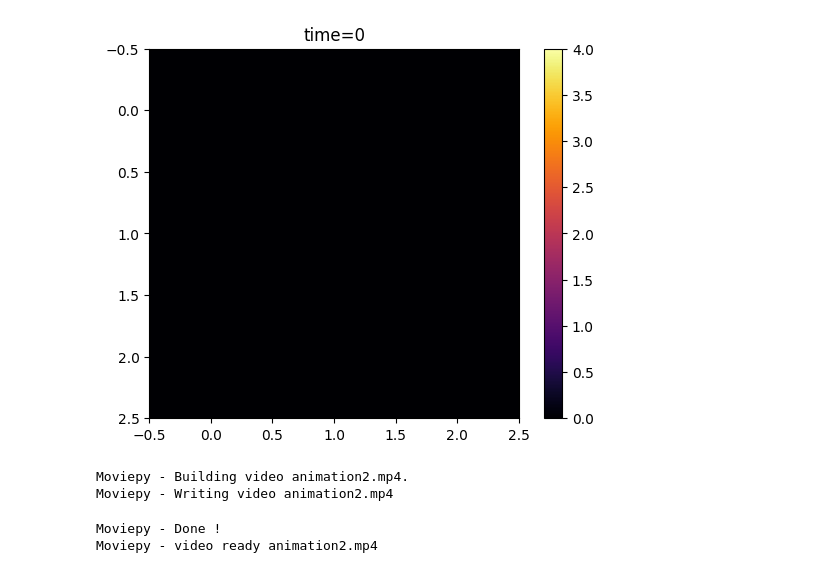
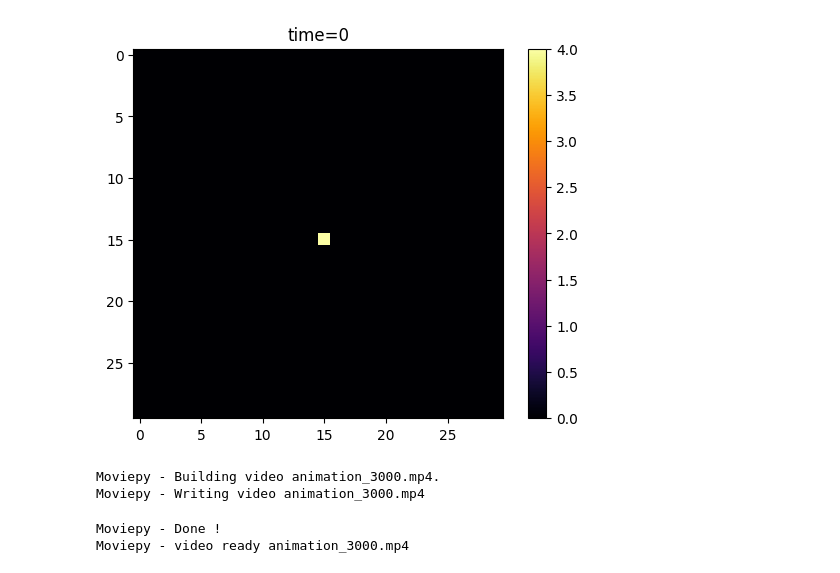
Before and after one commit to nick0413/Mec_estadistica, a Jupyter notebook: proyecto/btw/animate.ipynb, the cells around one changed output. Drawn from its saved outputs; the diff is of its cells as text; code cells hidden in the pictures.

Commit message:
Videos de fractales listos

```diff
--- a/proyecto/btw/animate.ipynb
+++ b/proyecto/btw/animate.ipynb
@@ -9,6 +76,8 @@ N=int(config[0])
 t_max=int(config[1])
 
 data=[]
-for time in range(t_max):
-	time_data=np.genfromtxt('datos/datos'+str(time)+'.csv', delimiter=',', skip_header=0)
-	data.append(time_data[:,:-1])
+
+for i in range(t_max):
+	data.append(
+		read_bin('datos/datos'+str(i)+'.bin',N)
+		)
@@ -15,26 +121,24 @@ for time in range(t_max):
 # %%
 fig = plt.figure()
 ax = fig.add_subplot(111)
 
 def updatefig(q):
 	plt.clf()
 	single=data[q]
 	ax.clear()
 	ax.set_xticks([])
 	ax.set_yticks([])
 	plt.imshow(single, interpolation='nearest', cmap=plt.cm.inferno)
 	plt.clim(0,4)
 	plt.colorbar()
 	plt.title('time='+str(q))
 
-x=1
-# y is equal to x string,
-y = str(x)
+
 
 ani = animation.FuncAnimation(fig, updatefig, frames=t_max)
 ani.save('animation_'+str(t_max)+'.gif', fps=30)
 # %% [output]
-[figure, old version]
+[figure, new version]
 # %%
 #gif to mp4
 #ffmpeg -i animation.gif animation.mp4
@@ -44,11 +148,11 @@ import moviepy.editor as mp
 import os
 import sys
 
-f="animation2.gif"
+f="animation_3000.gif"
 clip = mp.VideoFileClip((f))
 clip.write_videofile(os.path.splitext(f)[0]+'.mp4')
 # %% [output]
-Moviepy - Building video animation2.mp4.
-Moviepy - Writing video animation2.mp4
+Moviepy - Building video animation_3000.mp4.
+Moviepy - Writing video animation_3000.mp4
 Moviepy - Done !
-Moviepy - video ready animation2.mp4
+Moviepy - video ready animation_3000.mp4
```
Also changed, not shown: parts of 4 cells of this notebook, 7 other files.
